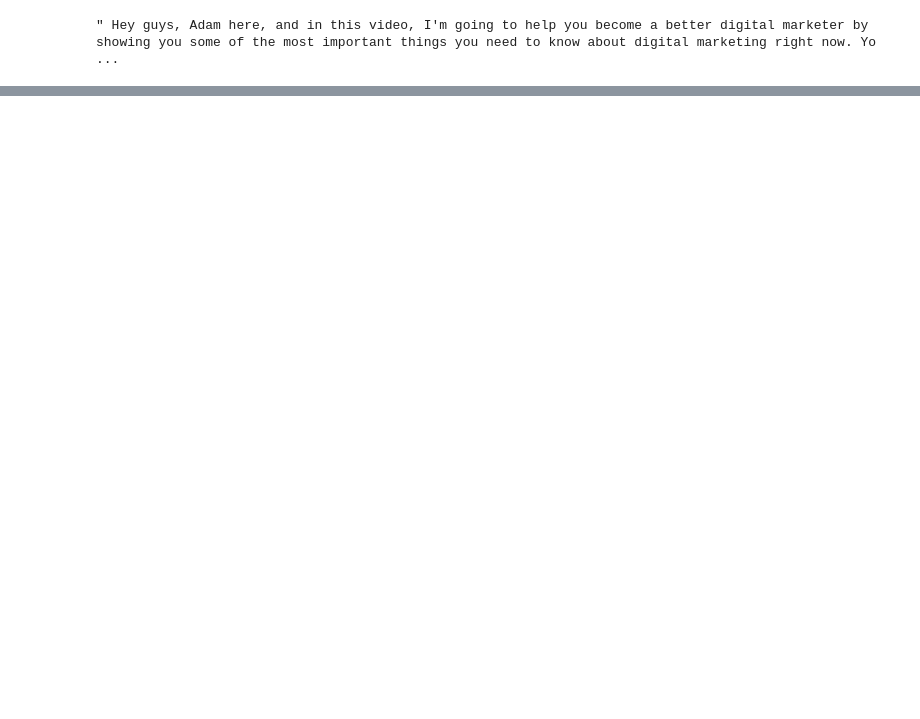
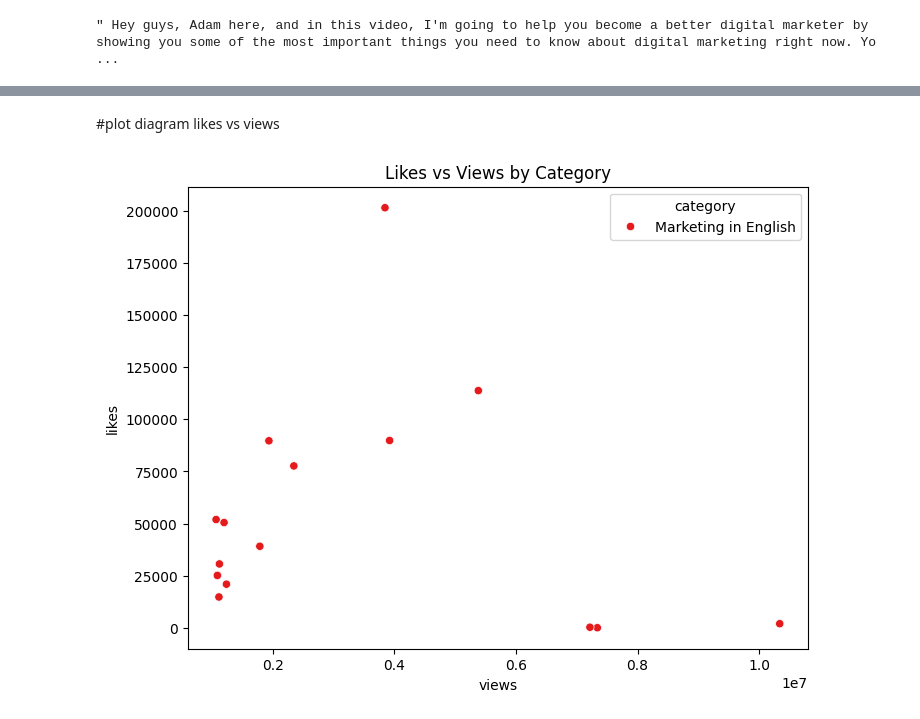
Before and after one commit to Reddy-Sekhar/sekharspace, a Jupyter notebook: assignment_2.ipynb, the cells around one changed output, grey strips where cells are left out. Cells and saved outputs as stored; diff of their text form; code cells hidden in the pictures; blank space fills up the shorter version.

```diff
--- a/assignment_2.ipynb
+++ b/assignment_2.ipynb
@@ -241,0 +306,11 @@ open("transcription.txt").read()
+# %% [markdown]
+#plot diagram likes vs views
+# %%
+plt.figure(figsize=(8, 6))
+sns.scatterplot(x='views', y='likes', data = df, hue='category', palette='Set1')
+plt.title('Likes vs Views by Category')
+plt.xlabel('views')
+plt.ylabel('likes')
+plt.show()
+# %% [output]
+[figure, added]
```
Also changed, not shown: parts of 43 cells of this notebook.
